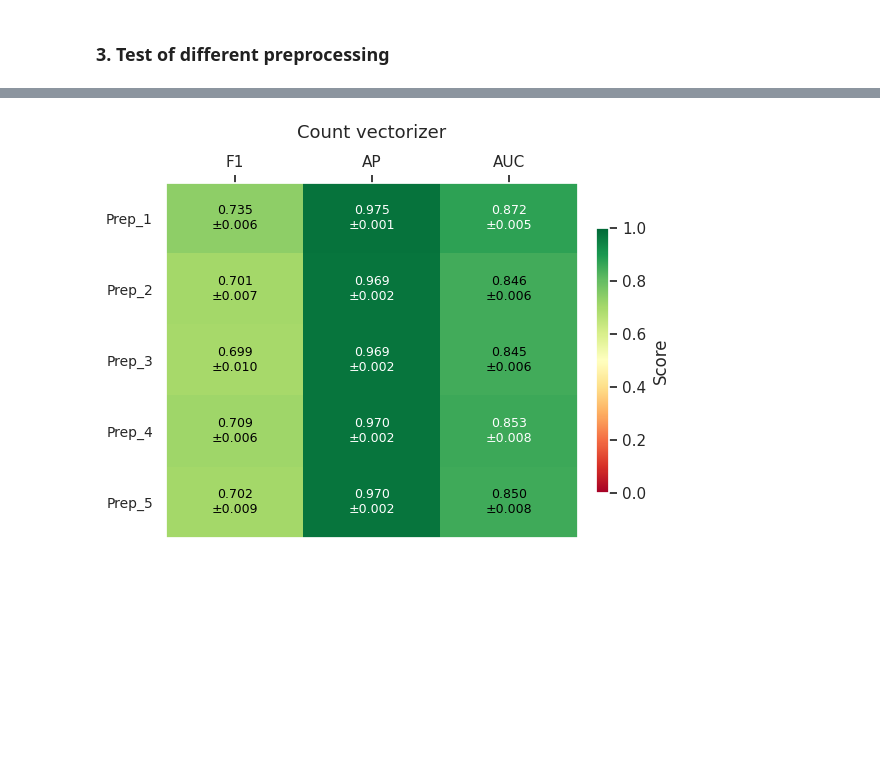
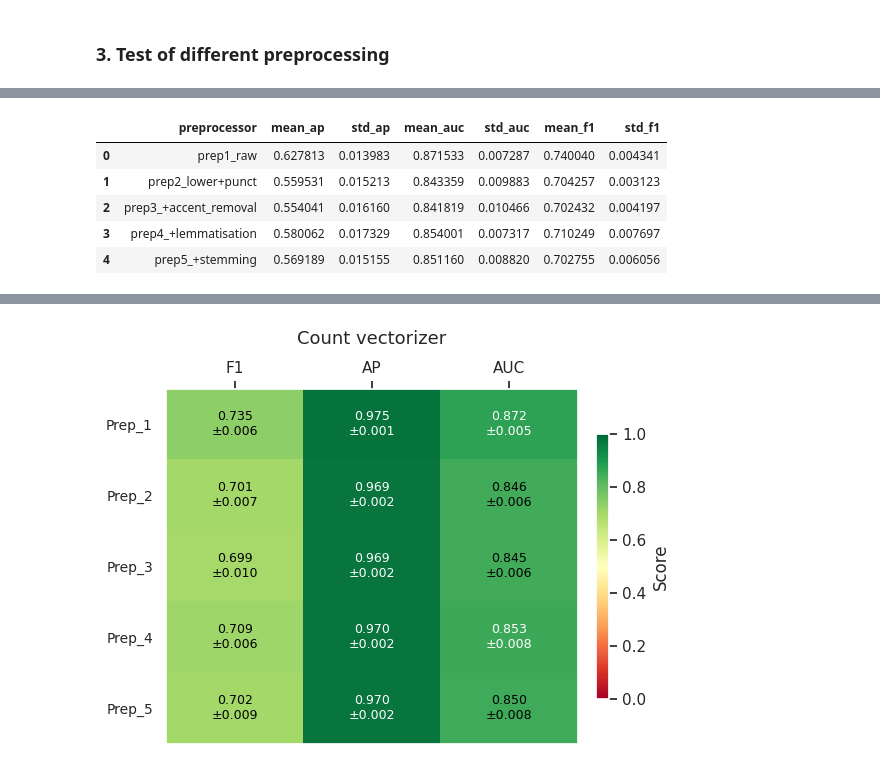
Before and after one commit to alan-man/tal-projet, a Jupyter notebook: pre_test.ipynb, the cells around one changed output, grey strips where cells are left out. Saved outputs shown, nothing was run; the diff lists cells and outputs as text; code cells hidden in the pictures; blank space fills up the shorter version.

```diff
--- a/pre_test.ipynb
+++ b/pre_test.ipynb
@@ -885 +922,10 @@ lemma_stopwords_no_accent = [unicodedata.normalize('NFD', text).encode('ascii',
+# %%
+df_count
+# %% [output]
+|  | preprocessor | mean_ap | std_ap | mean_auc | std_auc | mean_f1 | std_f1 |
+| 0 | prep1_raw | 0.627813 | 0.013983 | 0.871533 | 0.007287 | 0.740040 | 0.004341 |
+| 1 | prep2_lower+punct | 0.559531 | 0.015213 | 0.843359 | 0.009883 | 0.704257 | 0.003123 |
+| 2 | prep3_+accent_removal | 0.554041 | 0.016160 | 0.841819 | 0.010466 | 0.702432 | 0.004197 |
+| 3 | prep4_+lemmatisation | 0.580062 | 0.017329 | 0.854001 | 0.007317 | 0.710249 | 0.007697 |
+| 4 | prep5_+stemming | 0.569189 | 0.015155 | 0.851160 | 0.008820 | 0.702755 | 0.006056 |
 # %%
```
Also changed, not shown: parts of 16 cells of this notebook, 2 other files.
